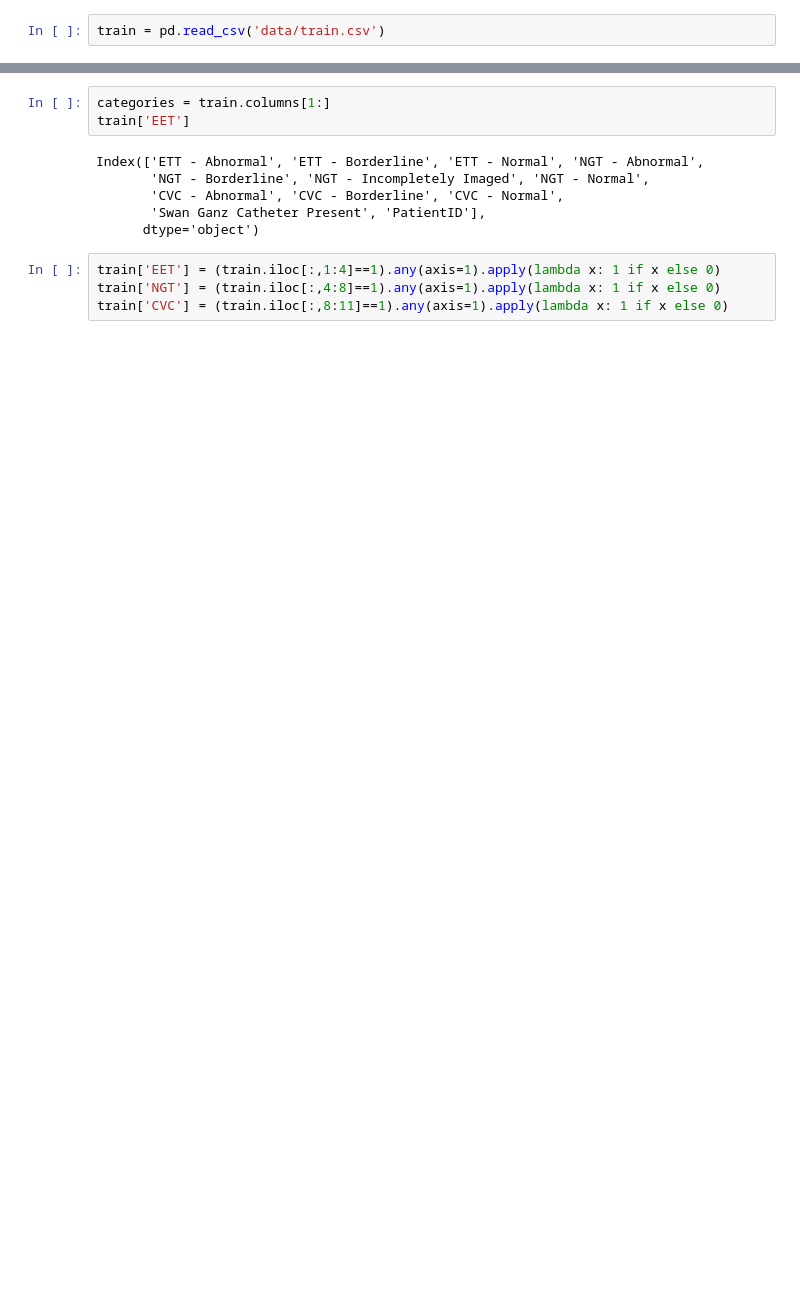
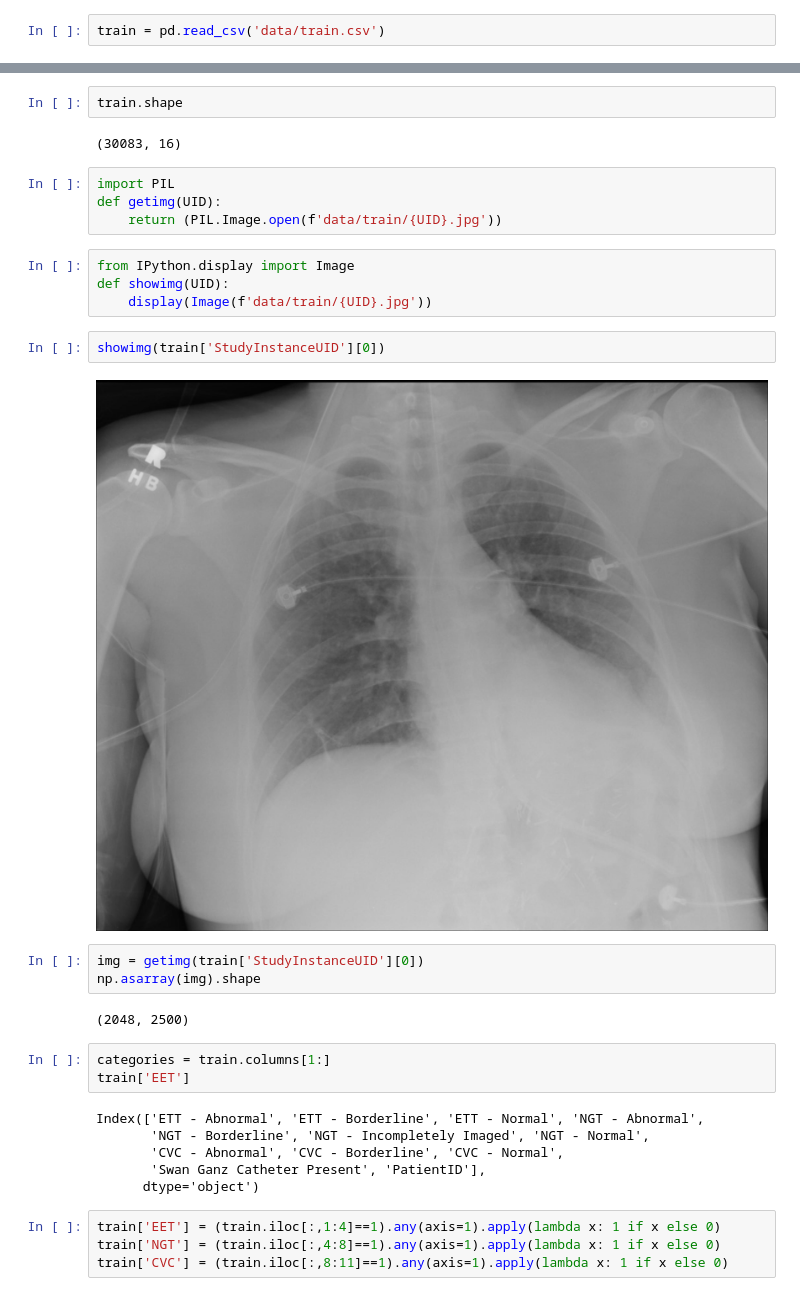
Before and after one commit to ywigelman/TheCatheterNinjas, a Jupyter notebook: EDA.ipynb, the cells around one changed output, grey strips where cells are left out. Saved outputs shown, nothing was run; the diff lists cells and outputs as text; blank space fills up the shorter version.

```diff
--- a/EDA.ipynb
+++ b/EDA.ipynb
@@ -12,6 +14,27 @@ train.head()
 | 2 | 1.2.826.0.1.3680043.8.498.2381926... | 0 | 0 | 0 | 0 | 0 | ... |
 | 3 | 1.2.826.0.1.3680043.8.498.6828664... | 0 | 0 | 0 | 0 | 0 | ... |
 | 4 | 1.2.826.0.1.3680043.8.498.1005020... | 0 | 0 | 0 | 0 | 0 | ... |
+# %%
+train.shape
+# %% [output]
+(30083, 16)
+# %%
+import PIL
+def getimg(UID):
+    return (PIL.Image.open(f'data/train/{UID}.jpg'))
+# %%
+from IPython.display import Image
+def showimg(UID):
+    display(Image(f'data/train/{UID}.jpg'))
+# %%
+showimg(train['StudyInstanceUID'][0])
+# %% [output]
+[figure, added]
+# %%
+img = getimg(train['StudyInstanceUID'][0])
+np.asarray(img).shape
+# %% [output]
+(2048, 2500)
 # %%
 categories = train.columns[1:]
 train['EET']
```
Also changed, not shown: parts of 9 cells of this notebook.
